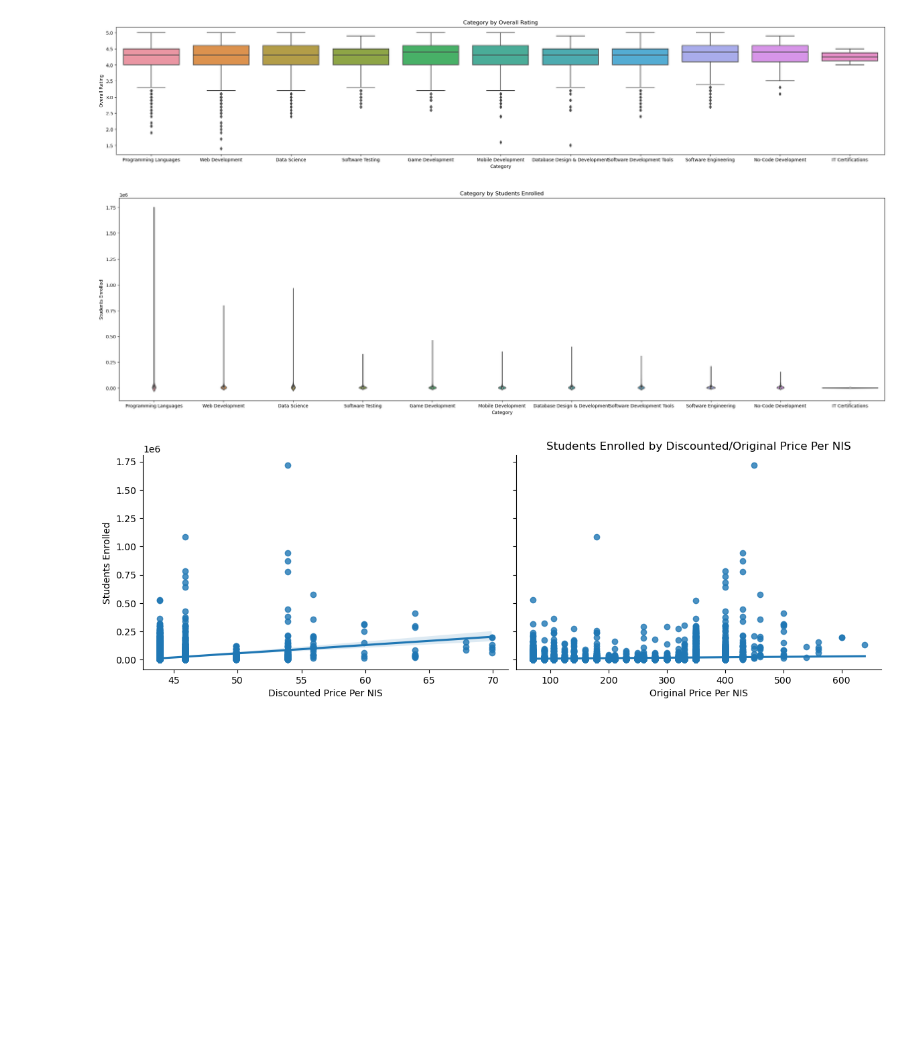
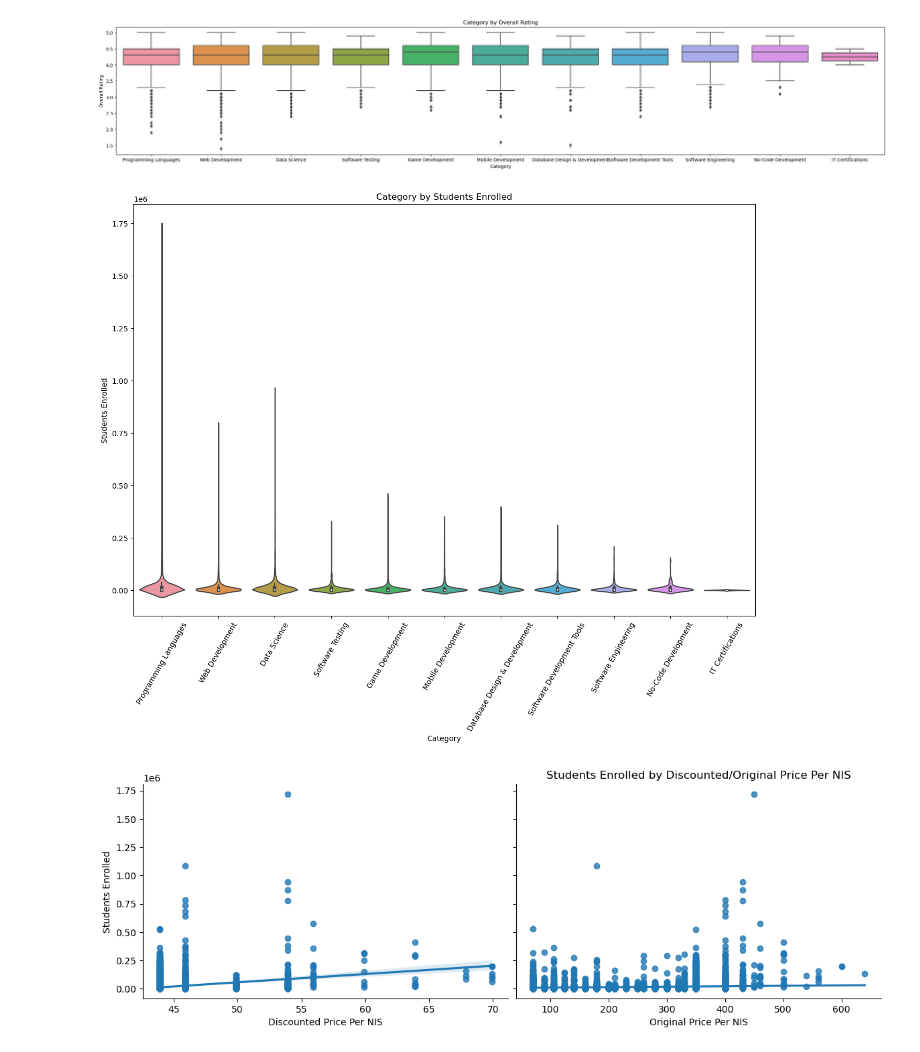
Before and after one commit to Yulisot/Udemy-Course-Success-Analysis-Exploring-Trends-and-Predicting-Course-Outcomes, a Jupyter notebook: Udemy_project .ipynb, the cells around one changed output. Saved outputs shown, nothing was run; the diff lists cells and outputs as text; code cells hidden in the pictures; blank space fills up the shorter version.

```diff
--- a/Udemy_project .ipynb
+++ b/Udemy_project .ipynb
@@ -253,7 +253,7 @@ The code creates a DataFrame (df) with various course details, such as the cours
 # %% [markdown]
 The code reads a CSV file named 'FullData.csv' and assigns its contents to a DataFrame named df.
 # %%
-df = pd.read_csv('FullData.csv')
+df = pd.read_csv('data/FullData.csv')
 # %% [markdown]
 The code modifies the 'Original Price' and 'Discounted Price' columns in the DataFrame df. It removes any non-numeric characters from the values using regular expressions. The column names are then renamed to 'Original Price Per NIS' and 'Discounted Price Per NIS', respectively.
 # %%
@@ -544,12 +534,15 @@ plt.show()
 # %% [output]
 [figure]
 # %%
-fig = plt.figure(figsize=(30, 8))
-sns.violinplot(x="Category", y="Students Enrolled", data=df)
+
+fig = plt.figure(figsize=(15, 10))
+sns.violinplot(x="Category", y="Students Enrolled", data=df, scale="width")
 plt.title('Category by Students Enrolled')
+plt.xticks(rotation=60)
+
 plt.show()
 # %% [output]
-[figure, old version]
+[figure, new version]
 # %%
 sns.pairplot(data=df, x_vars=['Discounted Price Per NIS', 'Original Price Per NIS'], y_vars='Students Enrolled', kind='reg', height=4, aspect=1.5)
 plt.title('Students Enrolled by Discounted/Original Price Per NIS')
```
Also changed, not shown: parts of 34 cells of this notebook.
